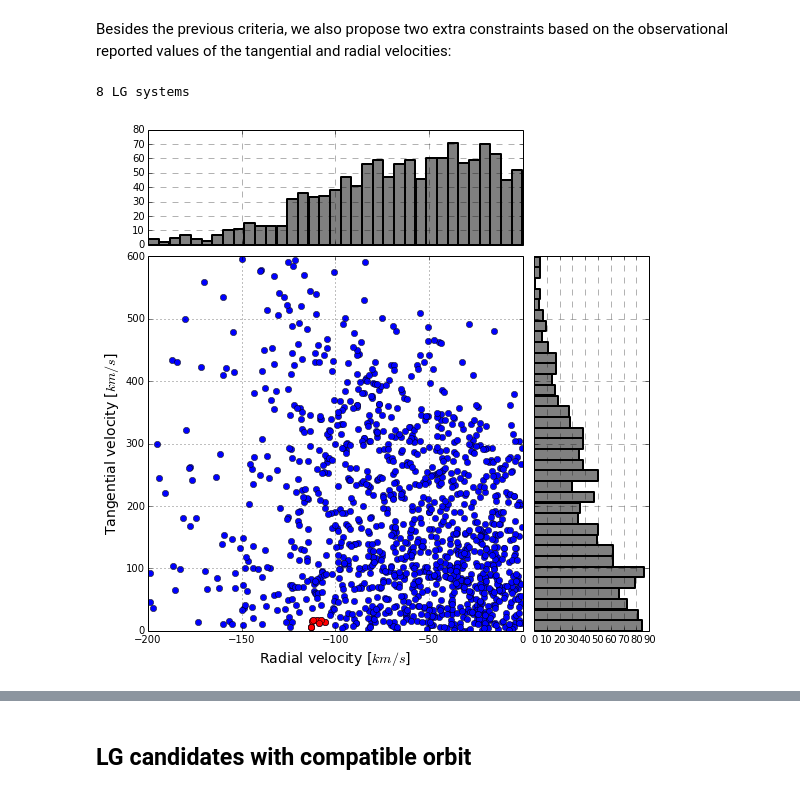
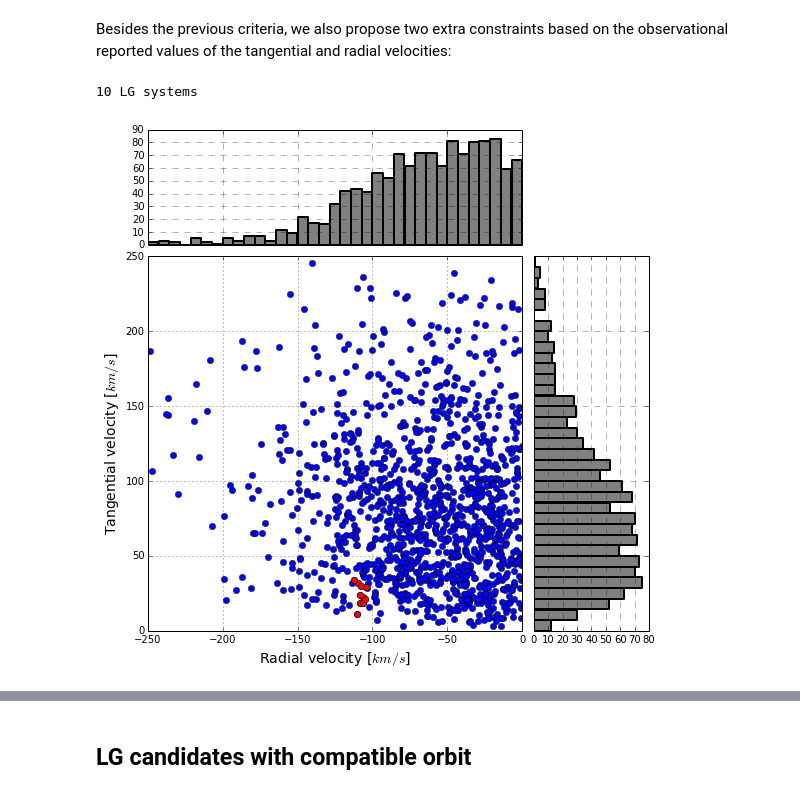
Before and after one commit to sbustamante/CosmologicalDiskSurvival, a Jupyter notebook: codes/notebook.ipynb, the cells around one changed output, grey strips where cells are left out. Drawn from its saved outputs; the diff is of its cells as text; code cells hidden in the pictures.

```diff
--- a/codes/notebook.ipynb
+++ b/codes/notebook.ipynb
@@ -201,6 +166,9 @@ For this selection we are going to use the code **[Pair-Finder](https://github.c
 isopairs = np.loadtxt( "%s/isolated_pairs_fof.dat"%(datafold), usecols=(1,2,4,5,7,8,9) )
 #Number of halos
 Nisop = len(isopairs)
+#Calculating tangential velocity
+isopairs[:,6] = np.sqrt( isopairs[:,6]**2 - (isopairs[:,5]-100*isopairs[:,4])**2 )
+
 #Properties of halo1 of each isolated pair
 halos1 = halos[ (isopairs[:,0]-1).astype(int) ]
 #Properties of halo2 of each isolated pair
@@ -264,12 +234,12 @@ lghalos2 = halos[ (LGpairs[:,2]-1).astype(int) ]
 
 print Nlg, "LG systems"
 # %% [output]
-8 LG systems
+10 LG systems
 # %%
 #Histogram of Radial vs Tangential velocities
 #Limits
-Vradlim = [-200,0]
-Vtanlim = [0,600]
+Vradlim = [-250,0]
+Vtanlim = [0,250]
 
 #no labels
 nullfmt = NullFormatter()
@@ -284,34 +254,34 @@ rect_histy = [left_h, bottom_v, 0.2, height]
 #start with a rectangular Figure
 plt.figure(1, figsize=(8,8))
 axHist2D = plt.axes(rect_hist2D)
 axHistx = plt.axes(rect_histx)
 axHisty = plt.axes(rect_histy)
 #no labels
 axHistx.xaxis.set_major_formatter(nullfmt)
 axHisty.yaxis.set_major_formatter(nullfmt)
 
 #2D histogram
 scatter2d = axHist2D.plot( isopairs[:,5], isopairs[:,6], "o" )
 scatter2d = axHist2D.plot( LGpairs[:,5], LGpairs[:,6], "o", color="red" )
 
 #Histogram X
 histx = np.histogram( isopairs[:,5], bins=np.sqrt(Nisop), range=Vradlim )
 axHistx.bar( histx[1][:-1], histx[0], width = (Vradlim[1]-Vradlim[0])/np.sqrt(Nisop), linewidth=2.0, color="gray" )
 #Histogram Y
 histy = np.histogram( isopairs[:,6], bins=np.sqrt(Nisop), range=Vtanlim )
 axHisty.barh( histy[1][:-1], histy[0], height = (Vtanlim[1]-Vtanlim[0])/np.sqrt(Nisop), linewidth=2.0, color="gray" )
 
 #Format
 axHist2D.set_xlabel( "Radial velocity [$km/s$]", fontsize=14 )
 axHist2D.set_ylabel( "Tangential velocity [$km/s$]", fontsize=14 )
 axHist2D.set_xlim( Vradlim )
 axHist2D.set_ylim( Vtanlim )
 axHist2D.grid()
 
 axHistx.grid( color='black', linestyle='--', linewidth=1., alpha=0.3 )
 axHisty.grid( color='black', linestyle='--', linewidth=1., alpha=0.3 )
 # %% [output]
-[figure, old version]
+[figure, new version]
 # %%
 print "Distances", LGpairs[:,4]
 # %% [output]
```
Also changed, not shown: parts of 7 cells of this notebook.
